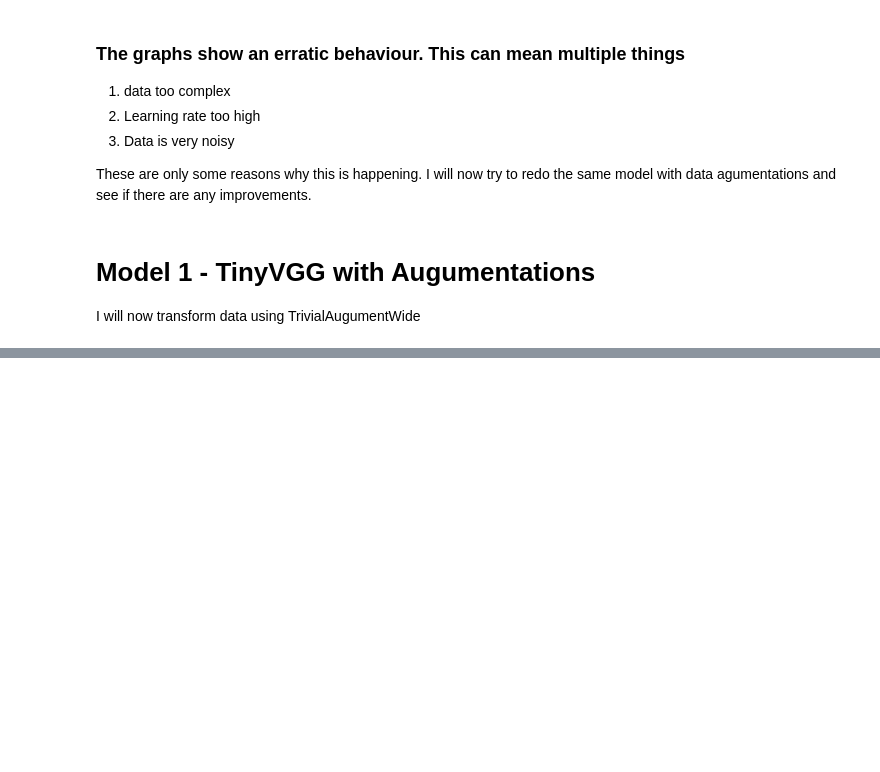
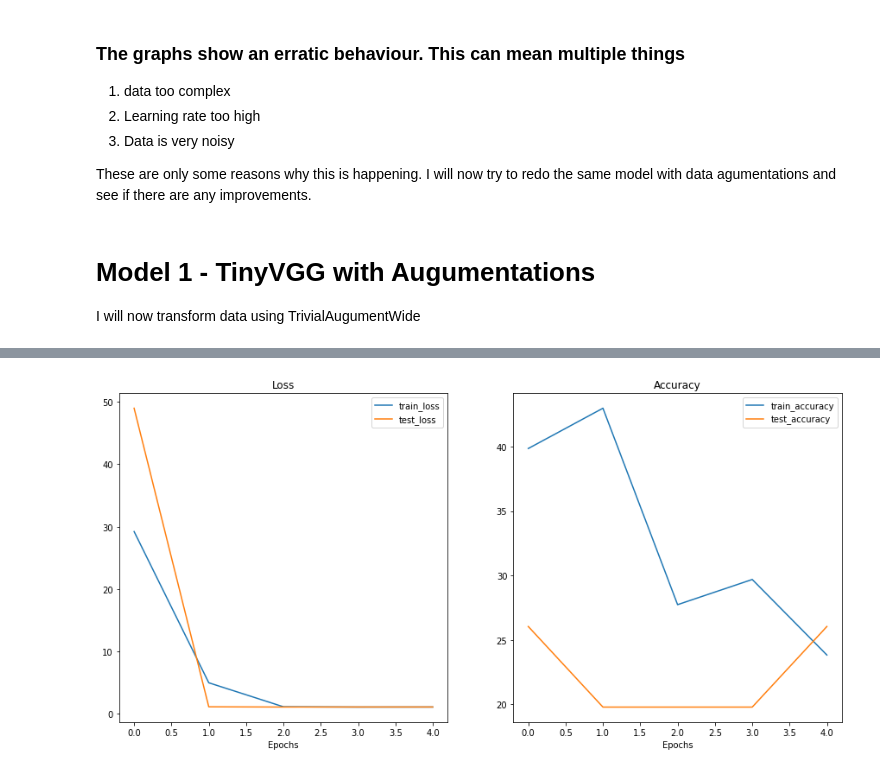
Before and after one commit to pusapatiakhilraju/Pytorch-Food101-CustomDataSet-Classification, a Jupyter notebook: Food101-Classification.ipynb, the cells around one changed output, grey strips where cells are left out. Saved outputs shown, nothing was run; the diff lists cells and outputs as text; code cells hidden in the pictures; blank space fills up the shorter version.

Commit message:
Model 0 and 1 completed.

```diff
--- a/Food101-Classification.ipynb
+++ b/Food101-Classification.ipynb
@@ -613,7 +615,7 @@ These are only some reasons why this is happening. I will now try to redo the sa
 I will now transform data using TrivialAugumentWide
 # %%
 transforms_trivial_augument = transforms.Compose([
-    transforms.Resize((224,224)),
+    transforms.Resize((64,64)),
     transforms.TrivialAugmentWide(num_magnitude_bins=31),
     transforms.ToTensor()
 ])
@@ -623,3 +625,25 @@ test_data_trivial_augument = datasets.ImageFolder(root=test_dir, transform= tran
 # %%
 train_dataloader_trivial_augument = DataLoader(dataset=train_data_trivial_augument, num_workers=1, shuffle=True, batch_size=32)
 test_dataloader_trivial_augument = DataLoader(dataset=test_data_trivial_augument, num_workers=1, shuffle=False, batch_size=32)
+# %%
+loss_fn_trivial_augument = torch.nn.CrossEntropyLoss()
+optim_trivial_augument = torch.optim.Adam(params=tinyVGG.parameters(), lr=0.01)
+# %%
+epochs = 5
+
+# Create empty results dictionary
+results_2 = {"train_loss": [],
+"train_acc": [],
+"test_loss": [],
+"test_acc": []
+}
+
+for epoch in tqdm(range(epochs)):
+    train_loss, train_acc = make_train(model=tinyVGG, data_loader=train_dataloader_trivial_augument, loss_fn=loss_fn_trivial_augument, optim=optim_trivial_augument, accuracy_fn=accuracy_fn)
+
+    test_loss, test_acc = make_test(model=tinyVGG, data_loader=test_dataloader_trivial_augument, loss_fn=loss_fn_trivial_augument, accuracy_fn=accuracy_fn)
+
+    results_2["train_loss"].append(train_loss)
+    results_2["train_acc"].append(train_acc)
+    results_2["test_loss"].append(test_loss)
+    results_2["test_acc"].append(test_acc)
@@ -625,0 +661,4 @@ test_dataloader_trivial_augument = DataLoader(dataset=test_data_trivial_augument
+# %%
+plot_loss_curves(results_2)
+# %% [output]
+[figure, added]
```
Also changed, not shown: parts of 26 cells of this notebook, 1 other file.
